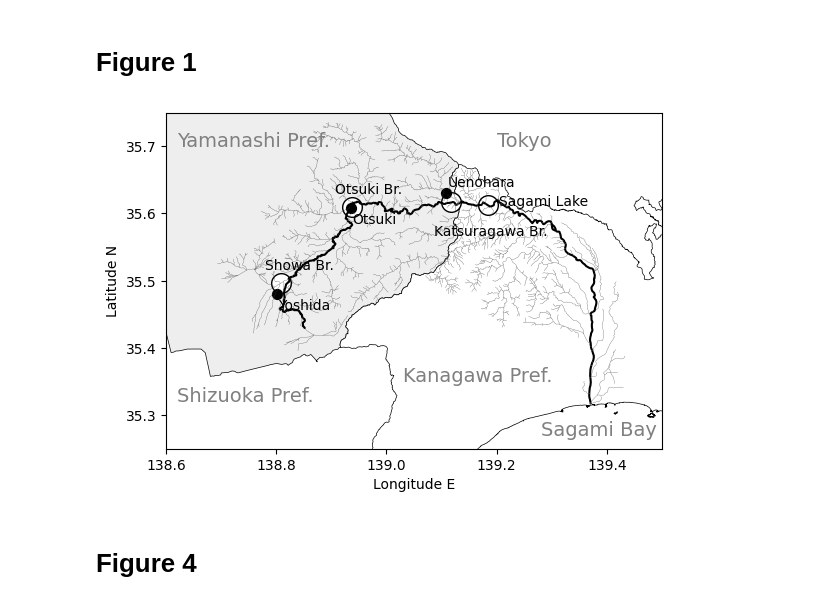
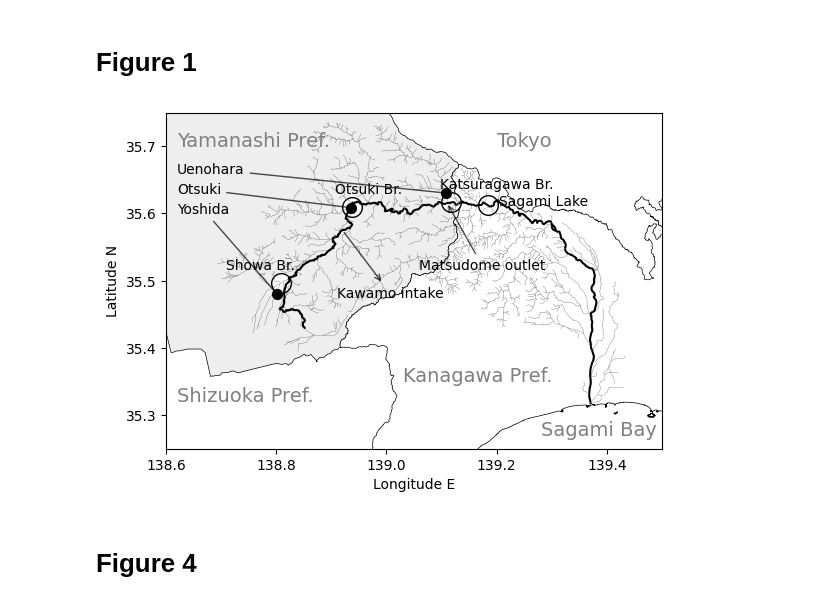
Before and after one commit to vitroid/KM2025, a Jupyter notebook: v4.ipynb, the cells around one changed output. Cells and saved outputs as stored; diff of their text form; code cells hidden in the pictures.

```diff
--- a/v4.ipynb
+++ b/v4.ipynb
@@ -254,11 +257,15 @@ panels = {
 fig, axs = plt.subplots(3, 1, figsize=(6.4, 8))
 fig.subplots_adjust(hspace=0)
 
-for ax, (panel, observatory) in zip(axs, panels.items()):
+for i, (ax, (panel, observatory)) in enumerate(zip(axs, panels.items())):
     obs_flow = observatory["flow"]
     obs_air = observatory["air"]
 
     ax.annotate(f"({panel})", (0.02, 0.9), size=14, color="k", xycoords="axes fraction")
+    if i > 0:
+        ax.set_yticks([0, 0.5, 1, 1.5])
+    if i < len(axs) - 1:
+        ax.tick_params(axis="x", labelbottom=False)
 
     #### 水質と流量 #################################################
     river_N = flow_reader.read_river_N("flow/data", obs_flow)
@@ -330,6 +337,7 @@ import flow.reader as flow_reader
 import japanize_matplotlib
 from icecream import ic
 import numpy as np
+from sklearn.metrics import r2_score
 
 # 3枚のパネル
 panels = {
@@ -389,13 +397,13 @@ for panel, observatory in panels.items():
     plt.plot(crP1, crN1, ".", label=f"{obs_flow} 観測値")
 
     # plot eq (4.6)
-    plt.plot(crP1, pred_drain, ".", label="(12) 排水由来成分")
+    plt.plot(crP1, pred_drain, ".", label="(10) 排水由来成分")
 
     # plot eq (4.7)
-    plt.plot(crP1, pred_air, ".", label="(15) 大気由来成分")
+    plt.plot(crP1, pred_air, ".", label="(14) 大気由来成分")
 
     # plot eq (4.5)
-    plt.plot(crP1, pred, ".", label="(14) 合計")
+    plt.plot(crP1, pred, ".", label=f"(13) 合計, R^2={r2_score(crN1, pred):.2f}")
 
     plt.xlabel("河川リン濃度")
     plt.ylabel("河川窒素濃度")
@@ -692,6 +700,11 @@ bridges = {
     "Sagami Lake": (35 + 36 / 60 + 43 / 3600, 139 + 11 / 60 + 3 / 3600),
 }
 
+generators = {
+    "Kawamo intake": (35.574903, 138.920297),
+    "Matsudome outlet": (35.616005, 139.109493),
+}
+
 basins = ["83032", "83953", "83954"]  # 相模川、河口湖、西湖
 colors = ["#dfd", "#fdd", "#ddd"]
 
@@ -743,12 +756,19 @@ markersY = []
 for b, p in bridges.items():
     markersX.append(p[1])
     markersY.append(p[0])
+    xoffset = -0.03
     yoffset = +0.02
-    xoffset = -0.03
     if b in ("Sagami Lake",):
         xoffset = +0.02
         yoffset = 0
     elif b in ("Katsuragawa Br.",):
+        xoffset = -0.02
+        yoffset = +0.02
+    elif b in ("Showa Br.",):
+        xoffset = -0.1
+        yoffset = +0.02
+    elif b in ("Uenohara",):
+        xoffset = -0.1
         yoffset = -0.05
     ax1.annotate(
         b,
@@ -758,41 +778,74 @@ for b, p in bridges.items():
     )
 ax1.scatter(markersX, markersY, marker="o", color="w", edgecolors="k", s=200)
 
+# 発電所取水と排水
+markersX = []
+markersY = []
+for b, p in generators.items():
+    markersX.append(p[1])
+    markersY.append(p[0])
+    xoffset = -0.01
+    yoffset = -0.1
+    arrowstyle = "<-"
+    if b in ("Matsudome outlet",):
+        xoffset = -0.05
+        yoffset = -0.1
+        arrowstyle = "->"
+    # elif b in ("Katsuragawa Br.",):
+    #     yoffset = -0.05
+    ax1.annotate(
+        b,
+        xytext=(p[1] + xoffset, p[0] + yoffset),
+        xy=(p[1], p[0]),  # markerの実際の位置
+        arrowprops=dict(
+            arrowstyle=arrowstyle,
+            connectionstyle="arc3",
+            color="black",
+            lw=1,
+            alpha=0.7,
+        ),
+        color="k",
+    )
+    # )ax1.scatter(markersX, markersY, marker="^", color="w", edgecolors="k", s=200)
 
-for station, ename in stations.items():
-    yoffset = +0.01
-    if station in ("19202030", "19206010"):
-        yoffset = -0.024
+for i, (station, ename) in enumerate(stations.items()):
+    textx = 138.62
+    texty = 35.6 + 0.03 * i
     ax1.annotate(
         ename,
+        # xycoords=('axes fraction', 'data'),  # テキストはフレーム相対、矢印終点はデータ座標
+        xy=(
+            stations_loc[station]["longitude"],
+            stations_loc[station]["latitude"],
+        ),
         # stations_loc[station]["name"],
-        (
-            stations_loc[station]["longitude"] + 0.002,
-            stations_loc[station]["latitude"] + yoffset,
+        xytext=(textx, texty),
+        arrowprops=dict(
+            arrowstyle="-", connectionstyle="arc3", color="black", lw=1, alpha=0.7
         ),
         # size=24,
         color="k",
     )
     ax1.scatter(
         stations_loc[station]["longitude"],
         stations_loc[station]["latitude"],
         marker=".",
         color="k",
         s=200,
     )
 
 
 # ax1.s91/111
 ax1.set_xlim(138.6, 139.5)
 ax1.set_ylim(35.25, 35.75)
 # ax1.legend()
 ax1.set_aspect(111 / 91)
 ax1.set_xlabel("Longitude E")
 ax1.set_ylabel("Latitude N")
 
 fig.savefig("Figure1.pdf")
 # %% [output]
-[figure, old version]
+[figure, new version]
 # %% [markdown]
 # Figure 4
 # %%
```
Also changed, not shown: parts of 6 cells of this notebook.
